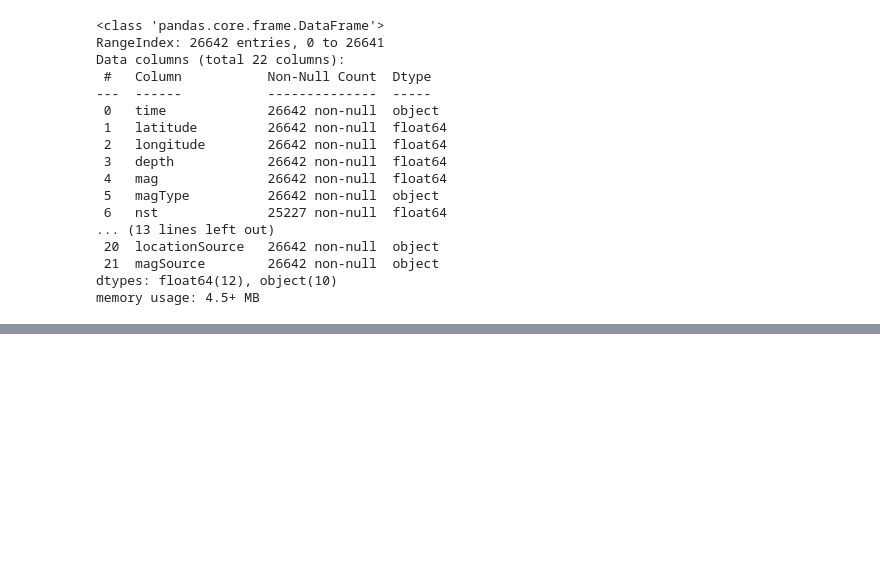
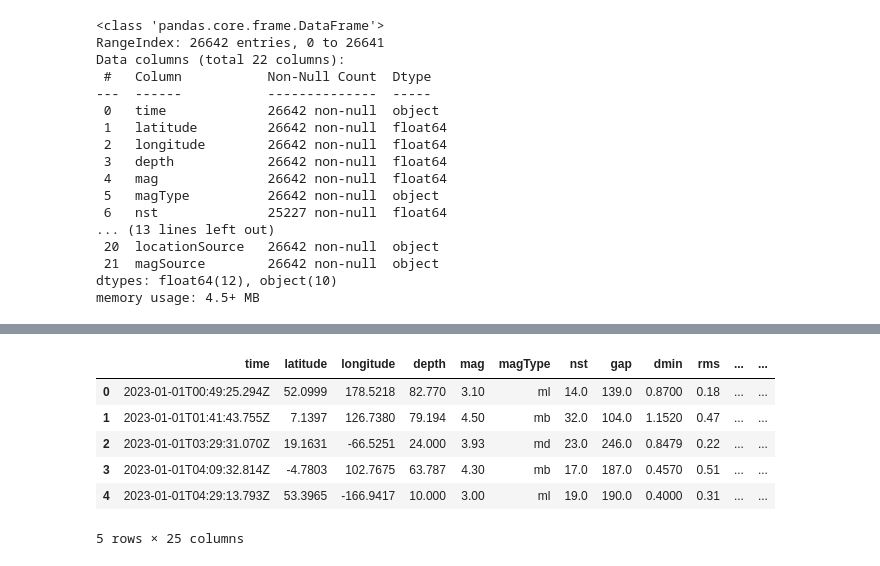
Before and after one commit to chirambo-george/earthquakes, a Jupyter notebook: earthquakes_2023.ipynb, the cells around one changed output, grey strips where cells are left out. Saved outputs shown, nothing was run; the diff lists cells and outputs as text; code cells hidden in the pictures; blank space fills up the shorter version.

```diff
--- a/earthquakes_2023.ipynb
+++ b/earthquakes_2023.ipynb
@@ -69,0 +128,31 @@ gdf.to_file("earthquakes_processed.geojson", driver="GeoJSON")
+# %%
+# create 2 lists one for the conditions and the other for the values
+conditions = [
+    (gdf['mag'] <= 3),
+    (gdf['mag'] >= 3 & (gdf['mag'] <= 4)),
+    (gdf['mag'] >= 4 & (gdf['mag'] <= 5)),
+    (gdf['mag'] >= 5 & (gdf['mag'] <= 6)),
+    (gdf['mag'] >= 6 & (gdf['mag'] <= 7)),
+    (gdf['mag'] >= 7 & (gdf['mag'] <= 8)),
+    (gdf['mag'] >= 8)
+]
+values = [
+    'Micro',
+    'Minor',
+    'Light',
+    'Moderate',
+    'Strong',
+    'Major',
+    'Great'
+]
+# %%
+gdf['Magnitude_class'] = np.select(conditions, values)
+gdf.head()
+# %% [output]
+|  | time | latitude | longitude | depth | mag | magType | nst | gap | dmin | rms | ... | ... |
+| 0 | 2023-01-01T00:49:25.294Z | 52.0999 | 178.5218 | 82.770 | 3.10 | ml | 14.0 | 139.0 | 0.8700 | 0.18 | ... | ... |
+| 1 | 2023-01-01T01:41:43.755Z | 7.1397 | 126.7380 | 79.194 | 4.50 | mb | 32.0 | 104.0 | 1.1520 | 0.47 | ... | ... |
+| 2 | 2023-01-01T03:29:31.070Z | 19.1631 | -66.5251 | 24.000 | 3.93 | md | 23.0 | 246.0 | 0.8479 | 0.22 | ... | ... |
+| 3 | 2023-01-01T04:09:32.814Z | -4.7803 | 102.7675 | 63.787 | 4.30 | mb | 17.0 | 187.0 | 0.4570 | 0.51 | ... | ... |
+| 4 | 2023-01-01T04:29:13.793Z | 53.3965 | -166.9417 | 10.000 | 3.00 | ml | 19.0 | 190.0 | 0.4000 | 0.31 | ... | ... |
+5 rows × 25 columns
```
Also changed, not shown: parts of 9 cells of this notebook, 8 other files.
